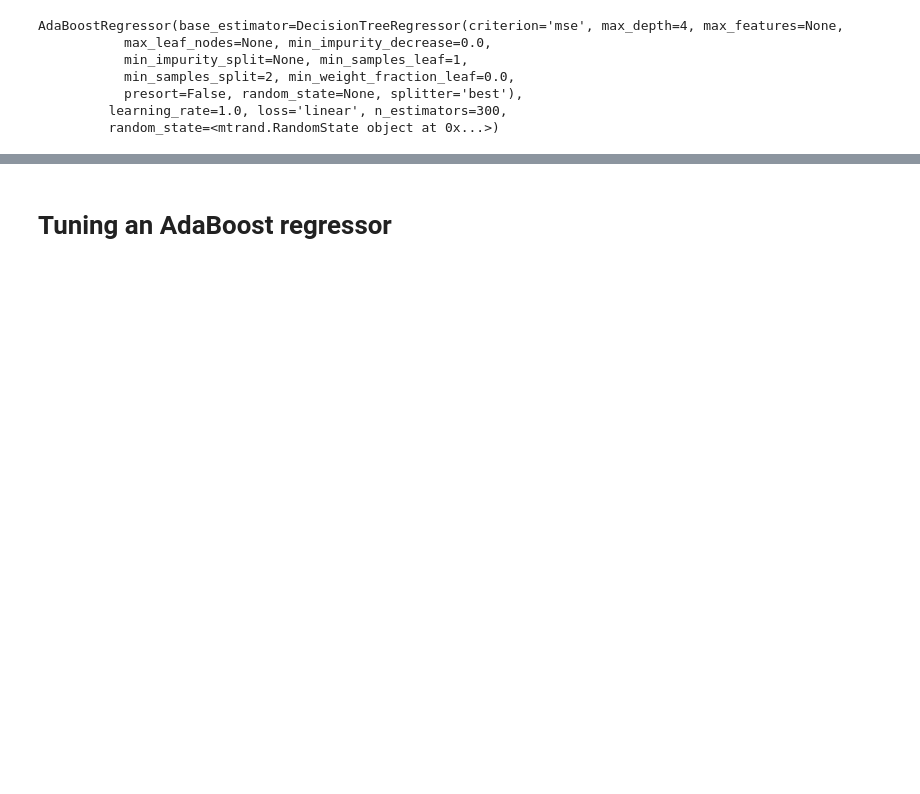
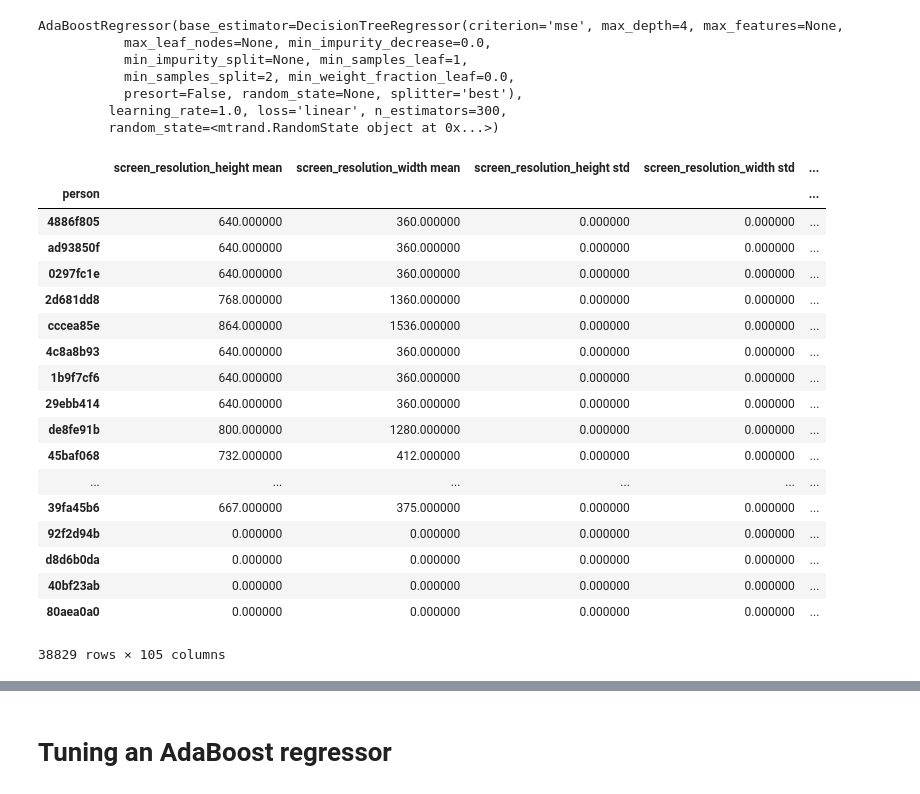
Before and after one commit to seblaz/7506-datos-tp2, a Jupyter notebook: Algoritmos de ML/AdaBoost.ipynb, the cells around one changed output, grey strips where cells are left out. Drawn from its saved outputs; the diff is of its cells as text; code cells hidden in the pictures; blank space fills up the shorter version.

```diff
--- a/Algoritmos de ML/AdaBoost.ipynb
+++ b/Algoritmos de ML/AdaBoost.ipynb
@@ -57,6 +56,28 @@ AdaBoostRegressor(base_estimator=DecisionTreeRegressor(criterion='mse', max_dept
          random_state=<mtrand.RandomState object at 0x...>)
 # %%
 labels_test = labels_test.merge(df_features, how='inner', on='person')
+# %%
+df_features
+# %% [output]
+|  | screen_resolution_height mean | screen_resolution_width mean | screen_resolution_height std | screen_resolution_width std | ... |
+| person |  |  |  |  | ... |
+| 4886f805 | 640.000000 | 360.000000 | 0.000000 | 0.000000 | ... |
+| ad93850f | 640.000000 | 360.000000 | 0.000000 | 0.000000 | ... |
+| 0297fc1e | 640.000000 | 360.000000 | 0.000000 | 0.000000 | ... |
+| 2d681dd8 | 768.000000 | 1360.000000 | 0.000000 | 0.000000 | ... |
+| cccea85e | 864.000000 | 1536.000000 | 0.000000 | 0.000000 | ... |
+| 4c8a8b93 | 640.000000 | 360.000000 | 0.000000 | 0.000000 | ... |
+| 1b9f7cf6 | 640.000000 | 360.000000 | 0.000000 | 0.000000 | ... |
+| 29ebb414 | 640.000000 | 360.000000 | 0.000000 | 0.000000 | ... |
+| de8fe91b | 800.000000 | 1280.000000 | 0.000000 | 0.000000 | ... |
+| 45baf068 | 732.000000 | 412.000000 | 0.000000 | 0.000000 | ... |
+| ... | ... | ... | ... | ... | ... |
+| 39fa45b6 | 667.000000 | 375.000000 | 0.000000 | 0.000000 | ... |
+| 92f2d94b | 0.000000 | 0.000000 | 0.000000 | 0.000000 | ... |
+| d8d6b0da | 0.000000 | 0.000000 | 0.000000 | 0.000000 | ... |
+| 40bf23ab | 0.000000 | 0.000000 | 0.000000 | 0.000000 | ... |
+| 80aea0a0 | 0.000000 | 0.000000 | 0.000000 | 0.000000 | ... |
+38829 rows × 105 columns
 # %%
 labels_test['label_predicted'] = regr_1.predict(labels_test.drop('label', axis=1))
 # %%
```
Also changed, not shown: parts of 15 cells of this notebook, 4 other files.
